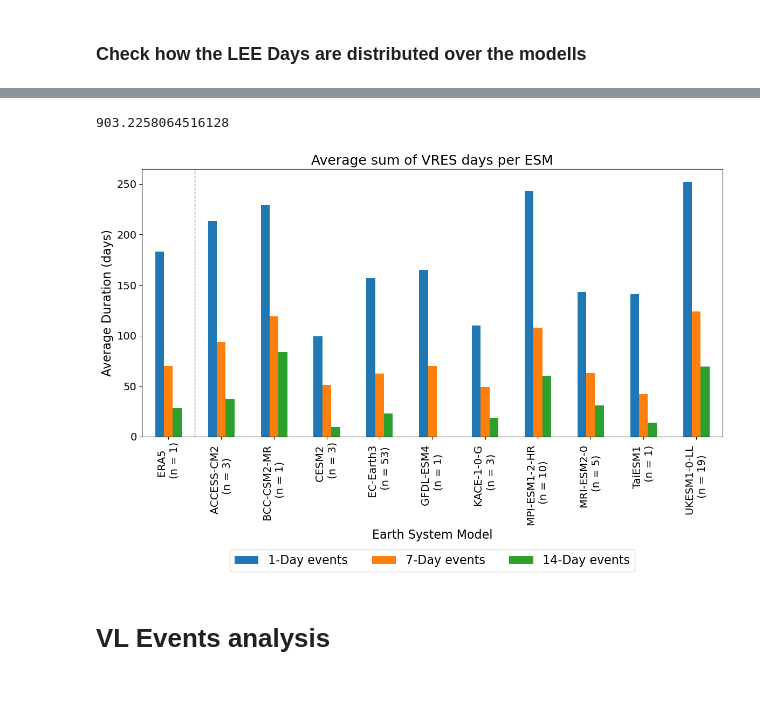
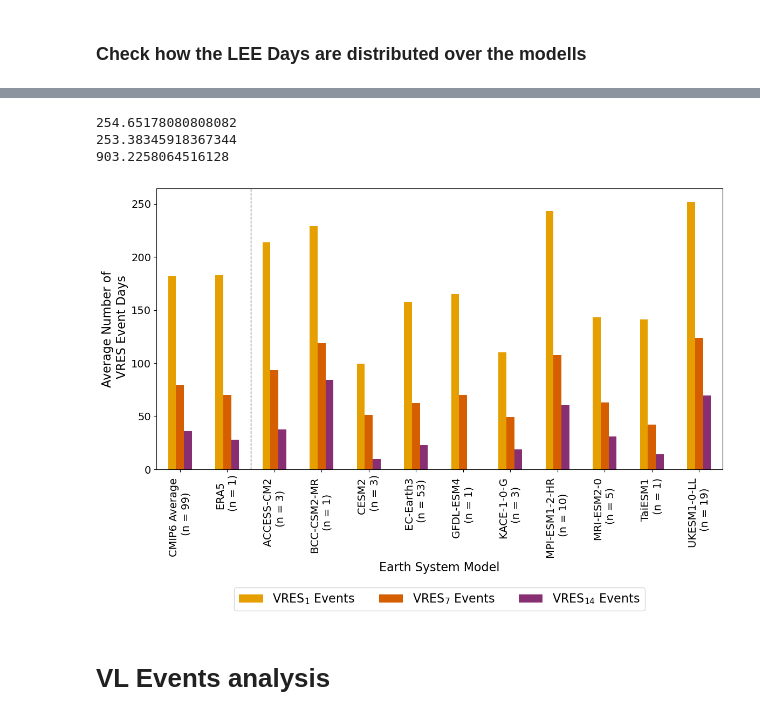
Before and after one commit to O-Nennecke/RL_2026_paper, a Jupyter notebook: LEE_Detection/LEE_Results_Analysis.ipynb, the cells around one changed output, grey strips where cells are left out. Cells and saved outputs as stored; diff of their text form; code cells hidden in the pictures; blank space fills up the shorter version.

```diff
--- a/LEE_Detection/LEE_Results_Analysis.ipynb
+++ b/LEE_Detection/LEE_Results_Analysis.ipynb
@@ -553,0 +1192,4 @@ print("skew (raw) =", skew_raw)'''
+# %%
+LEE_7['time_to_max'] = LEE_7['index_peak'] - LEE_7['index_start']
+LEE_14['time_to_max'] = LEE_14['index_peak'] - LEE_14['index_start']
+LEE_vl['time_to_max'] = LEE_vl['index_peak'] - LEE_vl['index_start']
@@ -565,6 +1333,11 @@ LEE_all_comp = LEE_vl.copy()
 LEE_all_comp['LEE_vl_dur_sum'] = LEE_all_comp.groupby('ESM')['duration'].transform('sum')
 LEE_all_comp = LEE_all_comp.drop_duplicates(subset=['ESM', 'LEE_vl_dur_sum'])
 # LEE_all_comp['Nr_of_runs'] = Nr_of_runs.values
+# Add a CMIP6 row (Exclude ERA5) for total duration across all ESMs
+cmip6_duration = LEE_all_comp[LEE_all_comp['ESM'] != 'ERA5_week']['LEE_vl_dur_sum'].sum()
+cmip6_nr_of_runs = LEE_all_comp[LEE_all_comp['ESM'] != 'ERA5_week']['Nr_of_runs'].sum()
+cmip6_row = pd.DataFrame({'ESM': ['CMIP6 Average'], 'LEE_vl_dur_sum': [cmip6_duration], 'Nr_of_runs': [cmip6_nr_of_runs]})
+LEE_all_comp = pd.concat([LEE_all_comp, cmip6_row], ignore_index=True)
 
 LEE_all_comp['LEE_vl_dur_avg'] = LEE_all_comp['LEE_vl_dur_sum'] / LEE_all_comp['Nr_of_runs']
 LEE_all_comp['LEE_vl_dur_avg_ranking'] = LEE_all_comp['LEE_vl_dur_avg'].rank(ascending=False)
@@ -584,6 +1357,10 @@ LEE_all_comp
 LEE_7_temp = LEE_7.copy()
 LEE_7_temp['LEE_7_dur_sum'] = LEE_7_temp.groupby('ESM')['duration'].transform('sum')
 LEE_7_temp = LEE_7_temp.drop_duplicates(subset=['ESM', 'LEE_7_dur_sum'])
+cmip6_duration_7 = LEE_7_temp[LEE_7_temp['ESM'] != 'ERA5_week']['LEE_7_dur_sum'].sum()
+cmip6_nr_of_runs_7 = LEE_7_temp[LEE_7_temp['ESM'] != 'ERA5_week']['ESM_run'].nunique()
+cmip6_row_7 = pd.DataFrame({'ESM': ['CMIP6 Average'], 'LEE_7_dur_sum': [cmip6_duration_7], 'Nr_of_runs': [cmip6_nr_of_runs_7]})
+LEE_7_temp = pd.concat([LEE_7_temp, cmip6_row_7], ignore_index=True)
 LEE_7_temp
 
 # Join the two DataFrames on 'ESM'
@@ -594,6 +1371,11 @@ LEE_all_comp['LEE_7_dur_avg_ranking'] = LEE_all_comp['LEE_7_dur_avg'].rank(ascen
 LEE_14_temp = LEE_14.copy()
 LEE_14_temp['LEE_14_dur_sum'] = LEE_14_temp.groupby('ESM')['duration'].transform('sum')
 LEE_14_temp = LEE_14_temp.drop_duplicates(subset=['ESM', 'LEE_14_dur_sum'])
+cmip6_duration_14 = LEE_14_temp[LEE_14_temp['ESM'] != 'ERA5_week']['LEE_14_dur_sum'].sum()
+cmip6_nr_of_runs_14 = LEE_14_temp[LEE_14_temp['ESM'] != 'ERA5_week']['ESM_run'].nunique()
+cmip6_row_14 = pd.DataFrame({'ESM': ['CMIP6 Average'], 'LEE_14_dur_sum': [cmip6_duration_14], 'Nr_of_runs': [cmip6_nr_of_runs_14]})
+LEE_14_temp = pd.concat([LEE_14_temp, cmip6_row_14], ignore_index=True)
+LEE_14_temp
 # Join the two DataFrames on 'ESM'
 LEE_all_comp = LEE_all_comp.merge(LEE_14_temp[['ESM', 'LEE_14_dur_sum']], on='ESM', how='left')
 LEE_all_comp['LEE_14_dur_avg'] = LEE_all_comp['LEE_14_dur_sum'] / LEE_all_comp['Nr_of_runs']
@@ -619,20 +1402,12 @@ LEE_all_comp
 # %%
-252.105263 / 99 * 100
-124.157895 / 49 * 100
-84.000000 / 9.3 *100
+print(252.105263 / 99 * 100)
+print(124.157895 / 49 * 100)
+print(84.000000 / 9.3 * 100)
 # %% [output]
+254.65178080808082
+253.38345918367344
 903.2258064516128
 # %%
-# make text a bit larger globally (adjust values as you like)
-# plt.rcParams.update({
-#     'font.size': 14,            # base font size
-#     'axes.titlesize': 16,       # title
-#     'axes.labelsize': 14,       # x/y labels
-#     'xtick.labelsize': 13,      # x tick labels
-#     'ytick.labelsize': 13,      # y tick labels
-#     'legend.fontsize': 13       # legend text
-# })
-
 mpl.rcParams.update({
     'font.size': 16,
     'axes.titlesize': 18,
@@ -642,40 +1417,41 @@ mpl.rcParams.update({
     'legend.fontsize': 16,
     'figure.titlesize': 18,
 })
 
 # pick the 3 columns we want
 df = LEE_all_comp.set_index('ESM_label')[['LEE_vl_dur_avg', 'LEE_7_dur_avg', 'LEE_14_dur_avg']].copy()
 
 # find ERA5 label (works if label contains extra text like "ERA5\n(n = 1)")
 era_label = next((lab for lab in df.index if 'ERA5' in lab), None)
+cmip_label = next((lab for lab in df.index if 'CMIP6' in lab), None)
 
 # reorder so ERA5 is first, then the rest (no blank rows)
-new_index = [era_label] + [lab for lab in df.index if lab != era_label]
+new_index = [cmip_label]+[era_label] + [lab for lab in df.index if lab != era_label and lab != cmip_label]
 df_reordered = df.loc[new_index]
 
 # plot grouped bars
-ax = df_reordered.plot(kind='bar', figsize=(12, 9))
+ax = df_reordered.plot(kind='bar', color=['#E69F00', '#D55E00', '#882E72'], figsize=(12, 9))
 
 # draw a dashed vertical line between ERA5 and the rest
 era_pos = new_index.index(era_label)  # should be 0, but computed generally
 # place line halfway between ERA5 group and the next group
 x_line = era_pos + 0.5
 ax.axvline(x=x_line, color="#7E7E7E", linestyle='--', linewidth=1, label='_nolegend_')
 
 # cosmetics
-legend = ['1-Day events', '7-Day events', '14-Day events']
-ax.set_title('Average sum of VRES days per ESM')
+legend = [r'$\mathrm{VRES}_{1}$ Events', r'$\mathrm{VRES}_{7}$ Events', r'$\mathrm{VRES}_{14}$ Events']
+# ax.set_title('Average Sum of VRES Days per ESM')
 ax.legend(legend, loc='upper center', bbox_to_anchor=(0.5, -0.4), ncol=3)
-ax.set_ylabel('Average Duration (days)')
+ax.set_ylabel('Average Number of\n VRES Event Days')
 ax.set_xlabel('Earth System Model')
 ax.set_xticklabels(df_reordered.index, rotation=90)
 plt.tight_layout()
 
-# plt.savefig('/home/onennecke/Code/Figures/LEE_durations_comparison.png', dpi=300)
+plt.savefig('/home/onennecke/Code/Figures/LEE_durations_comparison.png', dpi=300, bbox_inches='tight')
 
 plt.show()
 # %% [output]
-[figure, old version]
+[figure, new version]
 # %% [markdown]
 # VL Events analysis
 # %%
```
Also changed, not shown: parts of 52 cells of this notebook, 48 other files.
